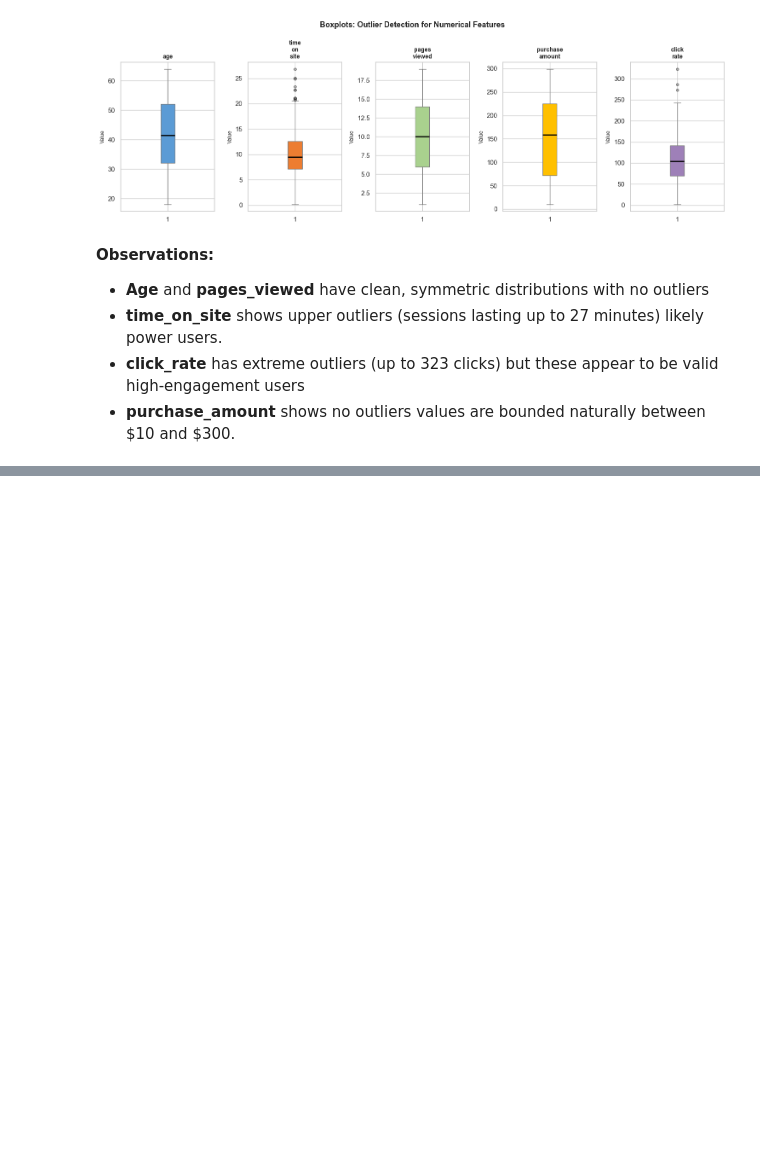
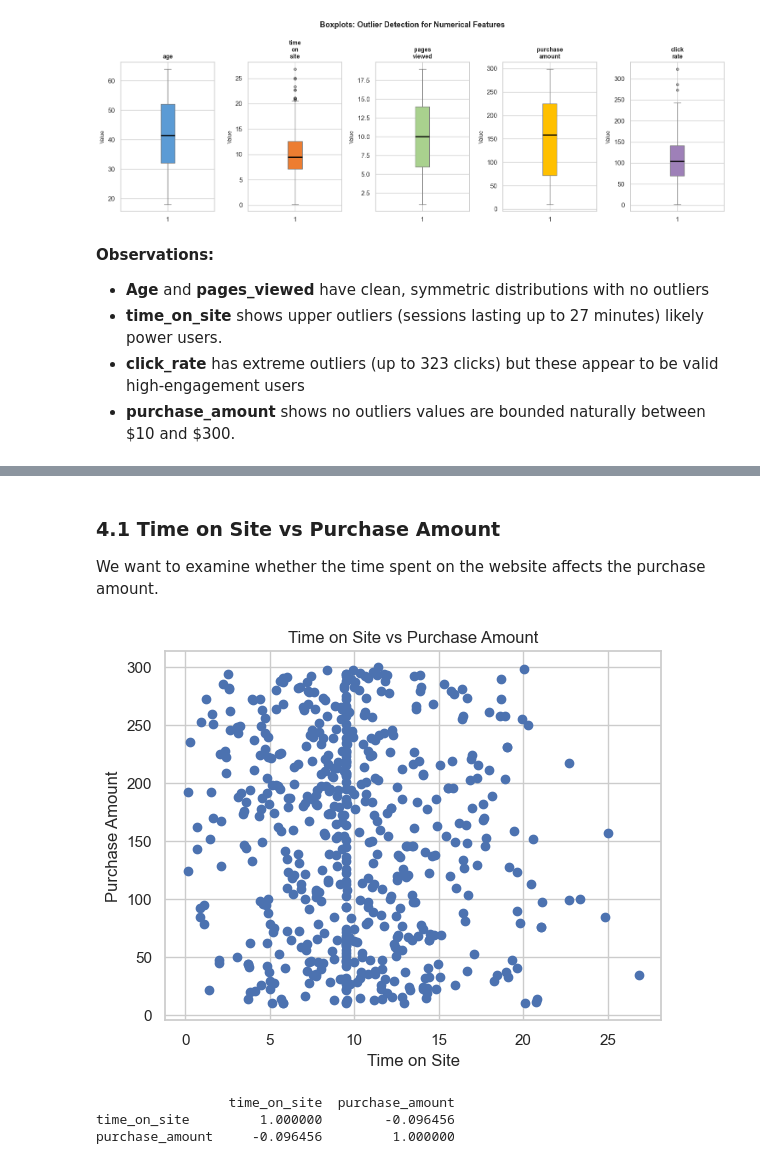
Before and after one commit to janajawabreh267/Data_Science_Project, a Jupyter notebook: notebooks/analysis.ipynb, the cells around one changed output, grey strips where cells are left out. Cells and saved outputs as stored; diff of their text form; code cells hidden in the pictures; blank space fills up the shorter version.

Commit message:
feat: add bivariate analysis and visualizations

```diff
--- a/notebooks/analysis.ipynb
+++ b/notebooks/analysis.ipynb
@@ -348,0 +352,20 @@ plt.show()
+# %% [markdown]
+### 4.1 Time on Site vs Purchase Amount
+
+We want to examine whether the time spent on the website affects the purchase amount.
+# %%
+import matplotlib.pyplot as plt
+
+plt.scatter(df_clean['time_on_site'], df_clean['purchase_amount'])
+plt.xlabel("Time on Site")
+plt.ylabel("Purchase Amount")
+plt.title("Time on Site vs Purchase Amount")
+plt.show()
+# %% [output]
+[figure, added]
+# %%
+print(df_clean[['time_on_site','purchase_amount']].corr())
+# %% [output]
+                 time_on_site  purchase_amount
+time_on_site         1.000000        -0.096456
+purchase_amount     -0.096456         1.000000
```
Also changed, not shown: parts of 20 cells of this notebook.
